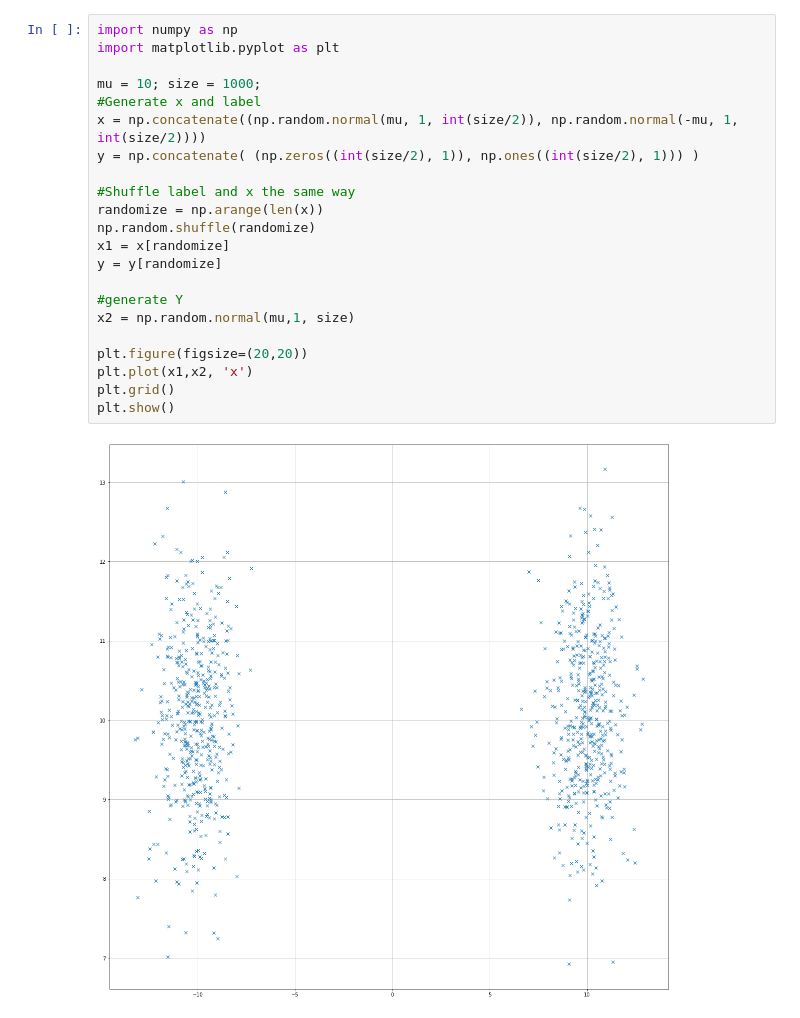
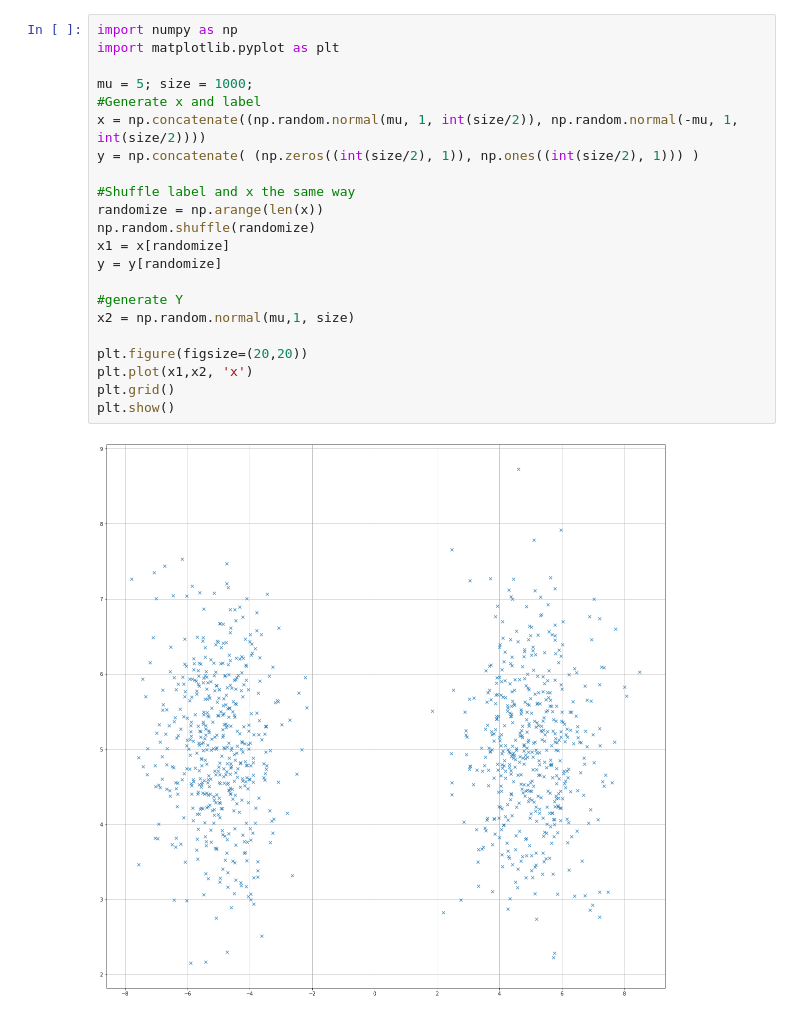
Before and after one commit to ShiversVert/Bio_neuro_imaging, a Jupyter notebook: neuronal_computing/neuronal_computing.ipynb, the cells around one changed output. Saved outputs shown, nothing was run; the diff lists cells and outputs as text.

```diff
--- a/neuronal_computing/neuronal_computing.ipynb
+++ b/neuronal_computing/neuronal_computing.ipynb
@@ -28,24 +32,24 @@ def iteration(weights, y, x1, x2):
 # %%
 import numpy as np
 import matplotlib.pyplot as plt
 
-mu = 10; size = 1000;
+mu = 5; size = 1000;
 #Generate x and label
 x = np.concatenate((np.random.normal(mu, 1, int(size/2)), np.random.normal(-mu, 1, int(size/2))))
 y = np.concatenate( (np.zeros((int(size/2), 1)), np.ones((int(size/2), 1))) )
 
 #Shuffle label and x the same way
 randomize = np.arange(len(x))
 np.random.shuffle(randomize)
 x1 = x[randomize]
 y = y[randomize]
 
 #generate Y
 x2 = np.random.normal(mu,1, size)
 
 plt.figure(figsize=(20,20))
 plt.plot(x1,x2, 'x')
 plt.grid()
 plt.show()
 # %% [output]
-[figure, old version]
+[figure, new version]
```
Also changed, not shown: parts of 3 cells of this notebook.
